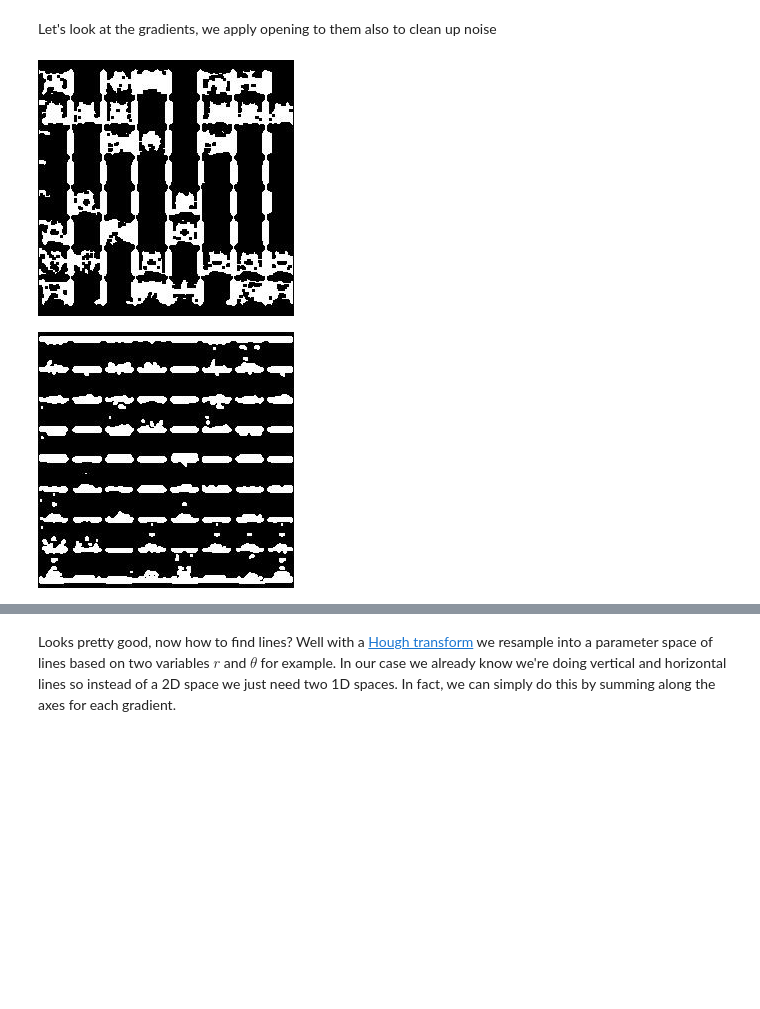
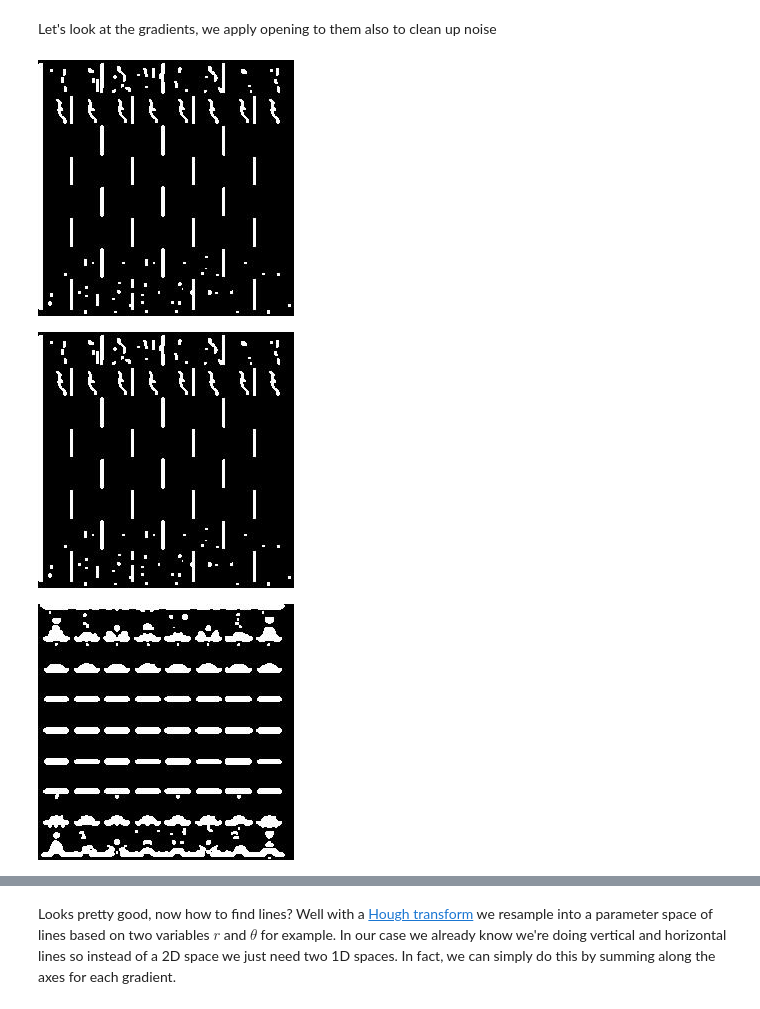
Before and after one commit to Elucidation/tensorflow_chessbot, a Jupyter notebook: tensorflow_chessbot.ipynb, the cells around one changed output, grey strips where cells are left out. Saved outputs shown, nothing was run; the diff lists cells and outputs as text; code cells hidden in the pictures; blank space fills up the shorter version.

```diff
--- a/tensorflow_chessbot.ipynb
+++ b/tensorflow_chessbot.ipynb
@@ -49,10 +49,11 @@ def display_array(a, fmt='jpeg', rng=[0,1]):
   display(Image(data=f.getvalue()))
 # %%
 # File
-# img_file = 'img1.png'
+# img_file = 't1.png'
+img_file = 't2.png'
 # img_file = 'img2.png'
 # img_file = 'img3.gif'
-img_file = 'img4.jpg'
+# img_file = 'img4.jpg'
 # img_file = 'img7.png'
 # img_file = 'img9.png'
 img = PIL.Image.open(img_file)
@@ -144,8 +145,11 @@ A = tf.Variable(a)
 # Get X & Y gradients and subtract opposite gradient
 # Strongest response where gradient is unidirectional
 # clamp into range 0-1
-Dx = tf.clip_by_value(np.abs(gradientx(A)) - np.abs(gradienty(A)),
+# Dx = tf.clip_by_value(np.abs(gradientx(A)) - np.abs(gradienty(A)),
+#                       0., 1.)
+Dx = tf.clip_by_value((gradientx(A)),
                       0., 1.)
+
 Dy = tf.clip_by_value(np.abs(gradienty(A)) - np.abs(gradientx(A)),
                       0., 1.)
 
@@ -157,8 +161,11 @@ tf.initialize_all_variables().run()
 # %% [markdown]
 Let's look at the gradients, we apply opening to them also to clean up noise
 # %%
-display_array(closing(Dx).eval())
+display_array(opening(tf.clip_by_value((gradientx(A)),
+                      0., 1.)).eval())
+display_array(opening(Dx).eval())
 display_array(opening(Dy).eval())
 # %% [output]
-[figure, old version]
+[figure, new version]
-[figure, old version]
+[figure, new version]
+[figure, added]
```
Also changed, not shown: parts of 10 cells of this notebook, 1 other file.
